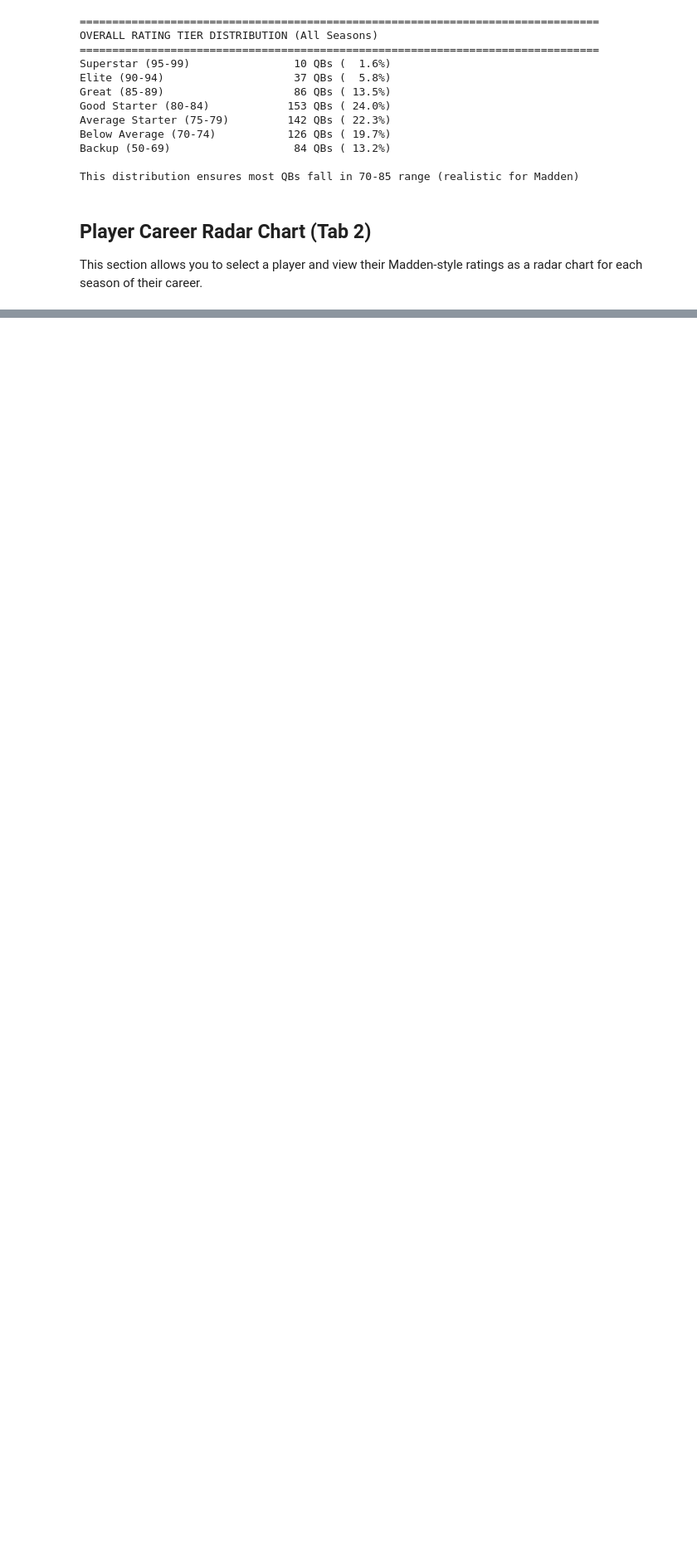
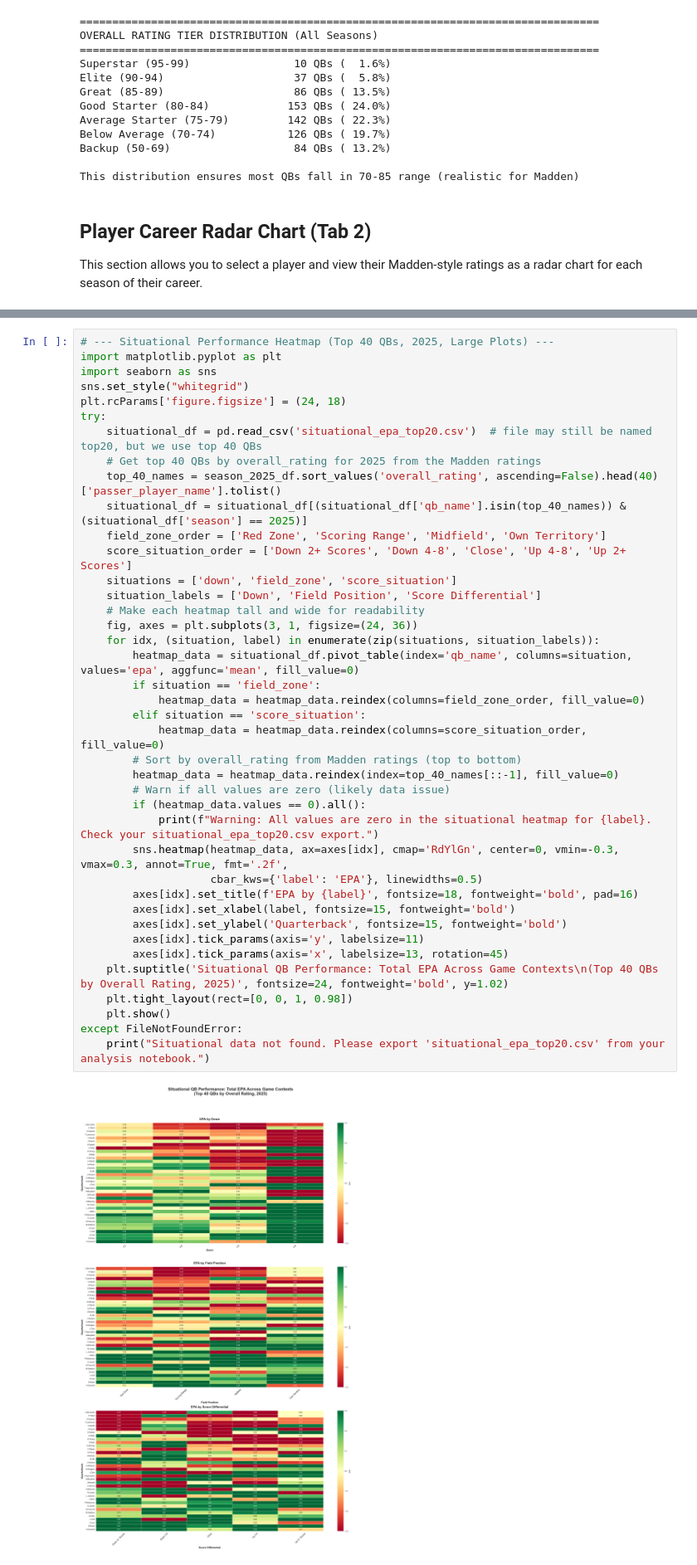
Before and after one commit to cgalgano/NFL-QB-Analysis, a Jupyter notebook: madden_style_ratings.ipynb, the cells around one changed output, grey strips where cells are left out. Shown at 83% size. Saved outputs shown, nothing was run; the diff lists cells and outputs as text; blank space fills up the shorter version.

```diff
--- a/madden_style_ratings.ipynb
+++ b/madden_style_ratings.ipynb
@@ -713,0 +769,42 @@ else:
+# %%
+# --- Situational Performance Heatmap (Top 40 QBs, 2025, Large Plots) ---
+import matplotlib.pyplot as plt
+import seaborn as sns
+sns.set_style("whitegrid")
+plt.rcParams['figure.figsize'] = (24, 18)
+try:
+    situational_df = pd.read_csv('situational_epa_top20.csv')  # file may still be named top20, but we use top 40 QBs
+    # Get top 40 QBs by overall_rating for 2025 from the Madden ratings
+    top_40_names = season_2025_df.sort_values('overall_rating', ascending=False).head(40)['passer_player_name'].tolist()
+    situational_df = situational_df[(situational_df['qb_name'].isin(top_40_names)) & (situational_df['season'] == 2025)]
+    field_zone_order = ['Red Zone', 'Scoring Range', 'Midfield', 'Own Territory']
+    score_situation_order = ['Down 2+ Scores', 'Down 4-8', 'Close', 'Up 4-8', 'Up 2+ Scores']
+    situations = ['down', 'field_zone', 'score_situation']
+    situation_labels = ['Down', 'Field Position', 'Score Differential']
+    # Make each heatmap tall and wide for readability
+    fig, axes = plt.subplots(3, 1, figsize=(24, 36))
+    for idx, (situation, label) in enumerate(zip(situations, situation_labels)):
+        heatmap_data = situational_df.pivot_table(index='qb_name', columns=situation, values='epa', aggfunc='mean', fill_value=0)
+        if situation == 'field_zone':
+            heatmap_data = heatmap_data.reindex(columns=field_zone_order, fill_value=0)
+        elif situation == 'score_situation':
+            heatmap_data = heatmap_data.reindex(columns=score_situation_order, fill_value=0)
+        # Sort by overall_rating from Madden ratings (top to bottom)
+        heatmap_data = heatmap_data.reindex(index=top_40_names[::-1], fill_value=0)
+        # Warn if all values are zero (likely data issue)
+        if (heatmap_data.values == 0).all():
+            print(f"Warning: All values are zero in the situational heatmap for {label}. Check your situational_epa_top20.csv export.")
+        sns.heatmap(heatmap_data, ax=axes[idx], cmap='RdYlGn', center=0, vmin=-0.3, vmax=0.3, annot=True, fmt='.2f',
+                    cbar_kws={'label': 'EPA'}, linewidths=0.5)
+        axes[idx].set_title(f'EPA by {label}', fontsize=18, fontweight='bold', pad=16)
+        axes[idx].set_xlabel(label, fontsize=15, fontweight='bold')
+        axes[idx].set_ylabel('Quarterback', fontsize=15, fontweight='bold')
+        axes[idx].tick_params(axis='y', labelsize=11)
+        axes[idx].tick_params(axis='x', labelsize=13, rotation=45)
+    plt.suptitle('Situational QB Performance: Total EPA Across Game Contexts\n(Top 40 QBs by Overall Rating, 2025)', fontsize=24, fontweight='bold', y=1.02)
+    plt.tight_layout(rect=[0, 0, 1, 0.98])
+    plt.show()
+except FileNotFoundError:
+    print("Situational data not found. Please export 'situational_epa_top20.csv' from your analysis notebook.")
+# %% [output]
+[figure, added]
```
Also changed, not shown: parts of 7 cells of this notebook, 2 other files.
